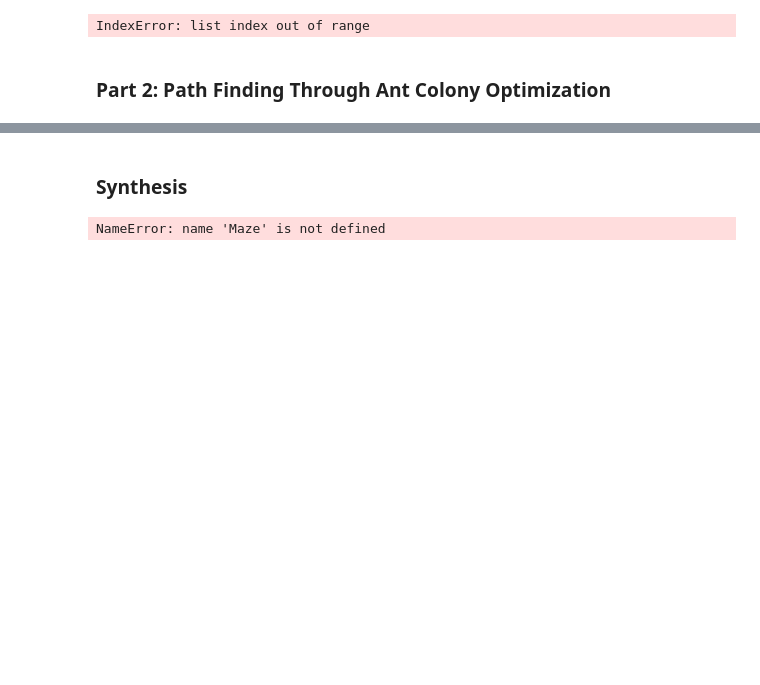
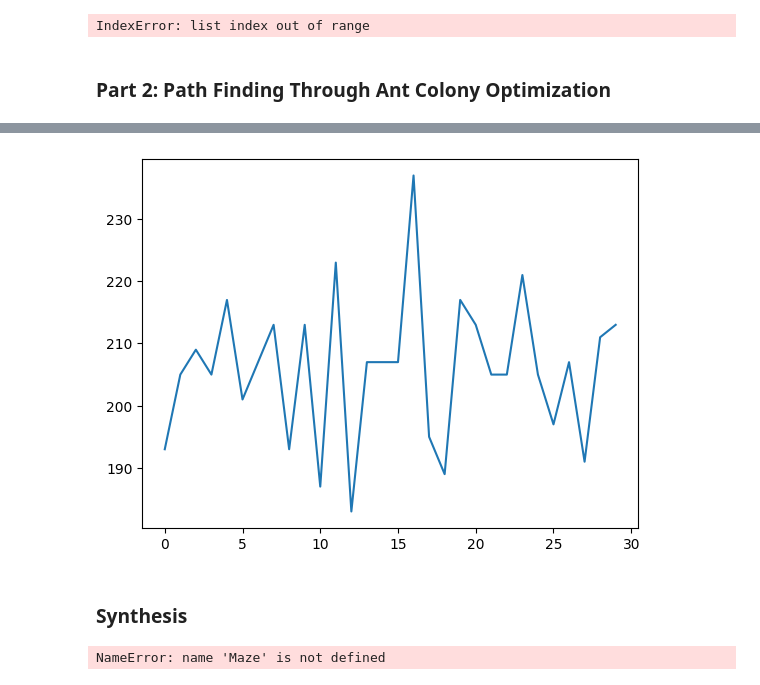
Before and after one commit to sqak-sqak-izardrone/Computational-Intelligence, a Jupyter notebook: GA&ACO for TSP/src/Main.ipynb, the cells around one changed output, grey strips where cells are left out. Cells and saved outputs as stored; diff of their text form; code cells hidden in the pictures; blank space fills up the shorter version.

Commit message:
Plotting the result

```diff
--- a/GA&ACO for TSP/src/Main.ipynb
+++ b/GA&ACO for TSP/src/Main.ipynb
@@ -27,16 +27,17 @@ IndexError: list index out of range
 ### Part 2: Path Finding Through Ant Colony Optimization
 # %%
 import time
-
+import matplotlib as plt
 from AntColonyOptimization import AntColonyOptimization
 from GeneticAlgorithm import GeneticAlgorithm
 from Maze import Maze
 from PathSpecification import PathSpecification
 from TSPData import TSPData
+
 # Please keep your parameters for the ACO easily changeable here
-no_ants = 500 #number of ants
-no_gen = 10 #number of generation
-q = 3600000000
+no_ants = 200 #number of ants
+no_gen = 30 #number of generation
+q = 1000
 evap = 0.1
 alpha = 1
 beta = 5
@@ -50,7 +51,7 @@ aco = AntColonyOptimization(maze, no_ants, no_gen, q, evap, alpha, beta)
 start_time = int(round(time.time() * 1000))
 
 # Run optimization
-prev_shortest_route = aco.find_shortest_route(spec)
+prev_shortest_route, array = aco.find_shortest_route(spec)
 
 # Print time taken
 print("Time taken: " + str((int(round(time.time() * 1000)) - start_time) / 1000.0))
@@ -59,6 +60,7 @@ print("Time taken: " + str((int(round(time.time() * 1000)) - start_time) / 1000.
 prev_shortest_route.write_to_file("./../data/medium_solution.txt")
 
 
+
 # Print route size
 print("Route size: " + str(prev_shortest_route.size()))
 # %% [output]
@@ -78,3 +104,9 @@ Route size: 175
+# %%
+import matplotlib.pyplot as plt
+plt.plot(range(len(array)),array)
+plt.show()
+# %% [output]
+[figure, added]
 # %% [markdown]
 ### Synthesis
 # %%
```
Also changed, not shown: parts of 2 cells of this notebook, 3 other files.
